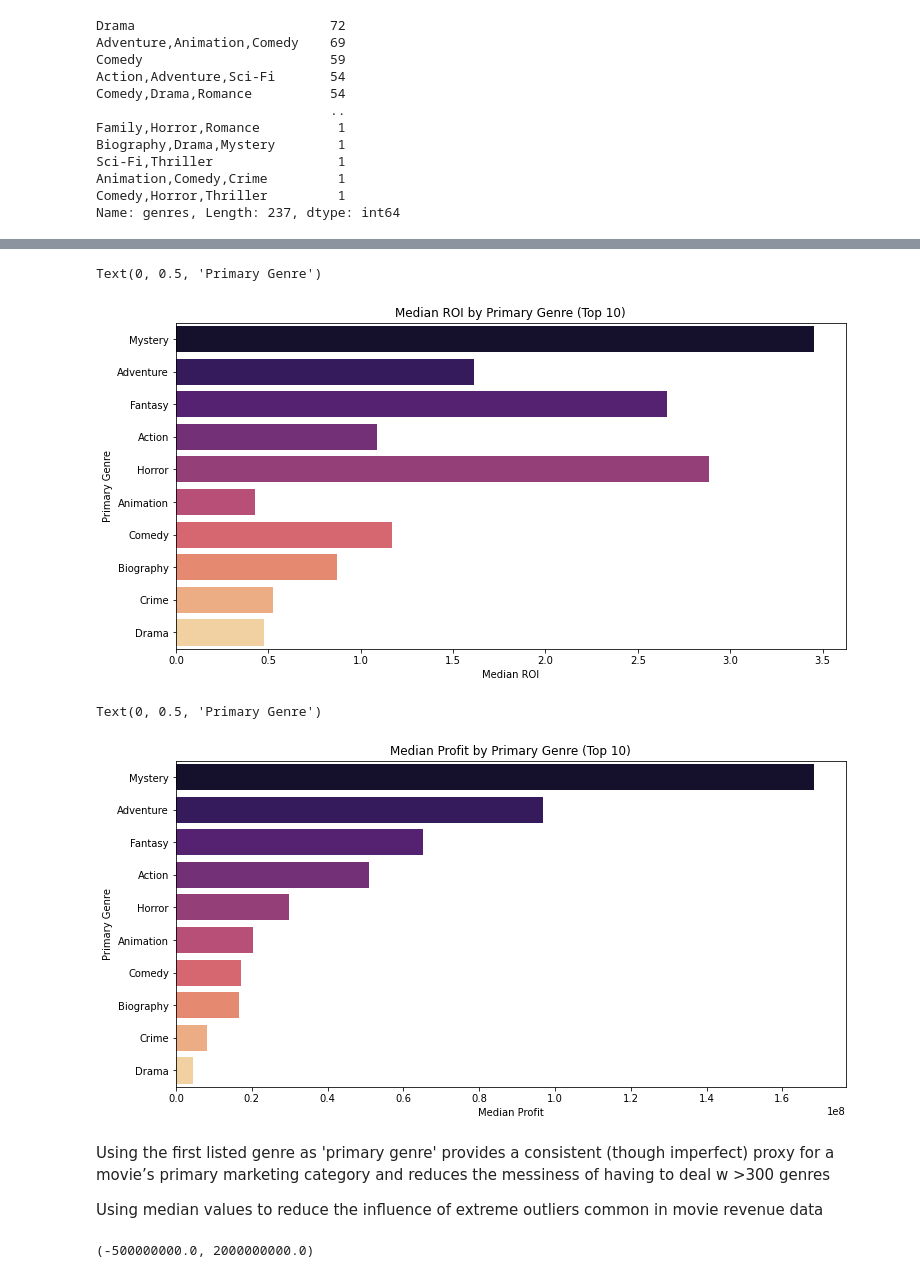
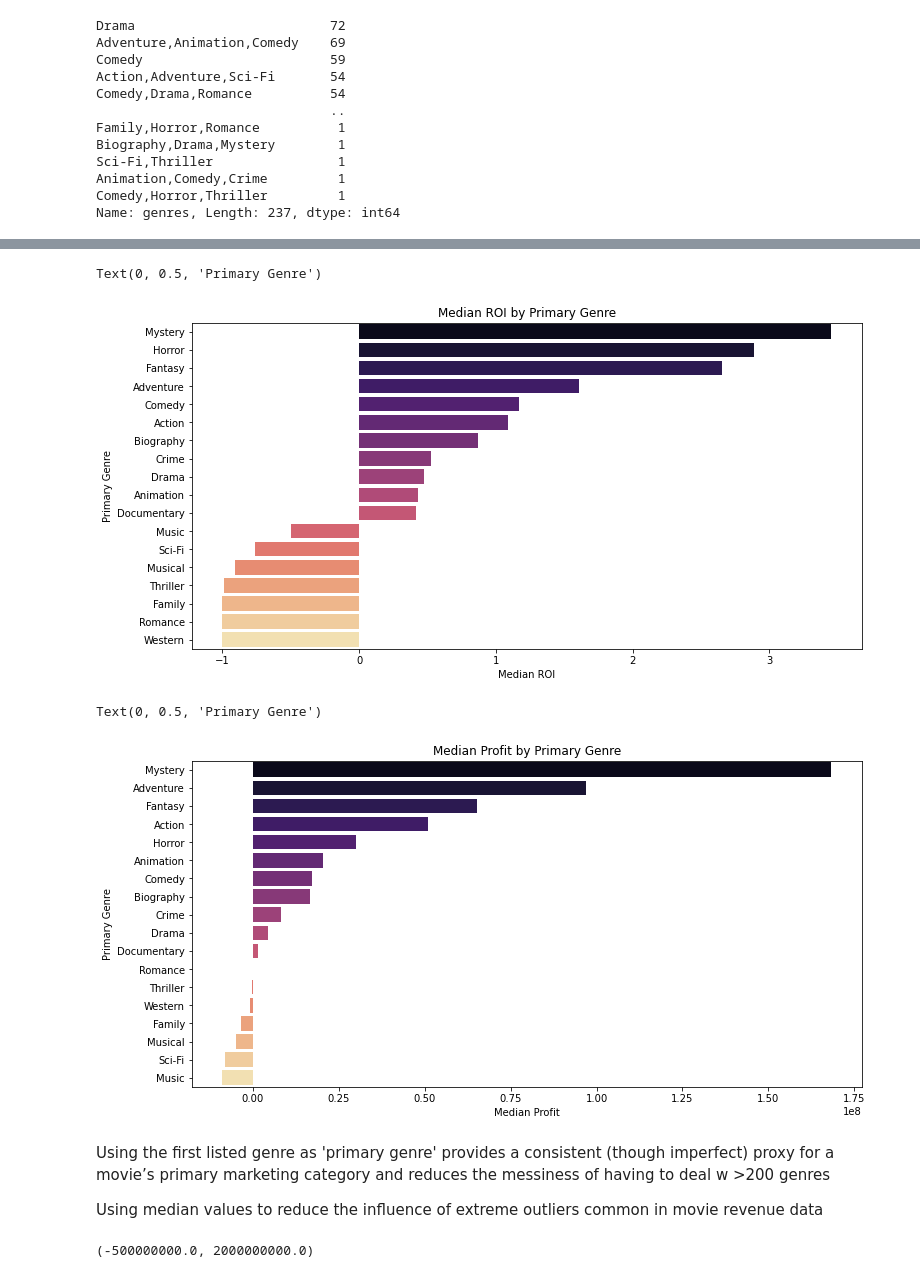
Before and after one commit to clivekinyanjui/DS-Phase_2-Group_3-Project, a Jupyter notebook: Notebook/index.ipynb, the cells around one changed output, grey strips where cells are left out. Drawn from its saved outputs; the diff is of its cells as text; code cells hidden in the pictures.

Commit message:
Sort charts

```diff
--- a/Notebook/index.ipynb
+++ b/Notebook/index.ipynb
@@ -449,10 +449,4 @@ primary_genre_summary = (
     movies_with_genre
     .groupby('primary_genre')[['net_profit', 'ROI']]
     .median()
-    .sort_values('net_profit', ascending=False))
-
-
-top_genres = primary_genre_summary.head(10).index
-top_genre_summary = primary_genre_summary.loc[top_genres]
-
-top_genres
+)
@@ -483,7 +473,6 @@ Musical          1
 Western          1
 Name: primary_genre, dtype: int64
 # %%
-top_genre_summary = top_genre_summary.reset_index()
-top_genre_summary.sort_values(by='ROI', ascending=False)
-top_genre_summary
+primary_genre_summary = primary_genre_summary.reset_index()
+primary_genre_summary.sort_values(by='ROI', ascending=False)
 # %% [output]
@@ -501,15 +496,20 @@ top_genre_summary
+# %%
+roi_sorted = (
+    primary_genre_summary
+    .sort_values(by='ROI', ascending=False)
+)
 # %%
 
 plt.figure(figsize=(12,6))
 sns.barplot(
-    data=top_genre_summary.reset_index(),
+    data=roi_sorted,
     x='ROI',
     y='primary_genre',
     palette='magma'
 )
-plt.title('Median ROI by Primary Genre (Top 10)')
+plt.title('Median ROI by Primary Genre')
 plt.xlabel('Median ROI')
 plt.ylabel('Primary Genre')
 # %% [output]
 Text(0, 0.5, 'Primary Genre')
-[figure, old version]
+[figure, new version]
@@ -516,19 +521,19 @@ Text(0, 0.5, 'Primary Genre')
 # %%
 plt.figure(figsize=(12,6))
 sns.barplot(
-    data=top_genre_summary.reset_index(),
+    data=profit_sorted,
     x='net_profit',
     y='primary_genre',
     palette='magma'
 )
-plt.title('Median Profit by Primary Genre (Top 10)')
+plt.title('Median Profit by Primary Genre')
 plt.xlabel('Median Profit')
 plt.ylabel('Primary Genre')
 # %% [output]
 Text(0, 0.5, 'Primary Genre')
-[figure, old version]
+[figure, new version]
 # %% [markdown]
-Using the first listed genre as 'primary genre' provides a consistent (though imperfect) proxy for a movie’s primary marketing category and reduces the messiness of having to deal w >300 genres
+Using the first listed genre as 'primary genre' provides a consistent (though imperfect) proxy for a movie’s primary marketing category and reduces the messiness of having to deal w >200 genres
 
 Using median values to reduce the influence of extreme outliers common in movie revenue data
 # %%
```
Also changed, not shown: parts of 3 cells of this notebook.
